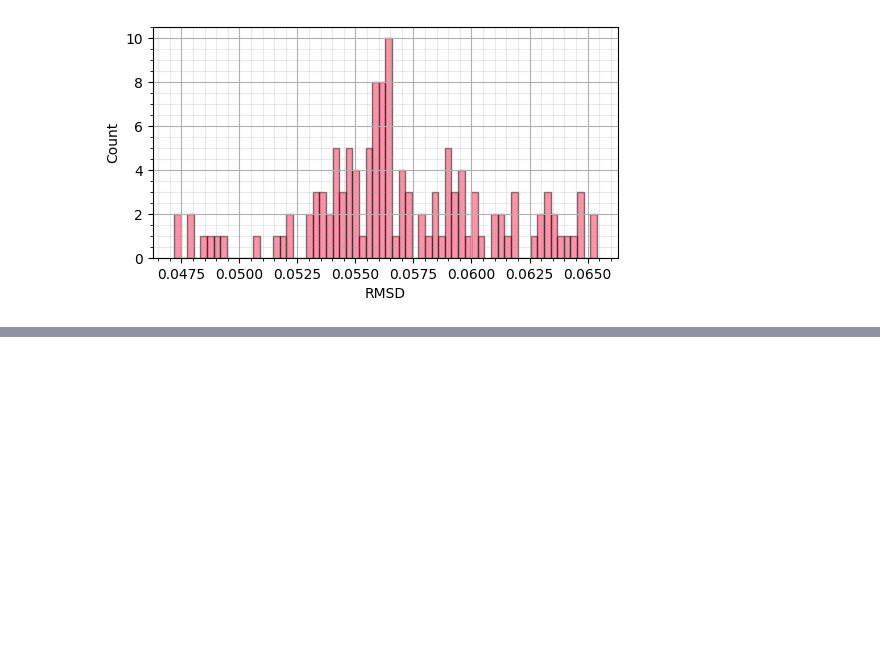
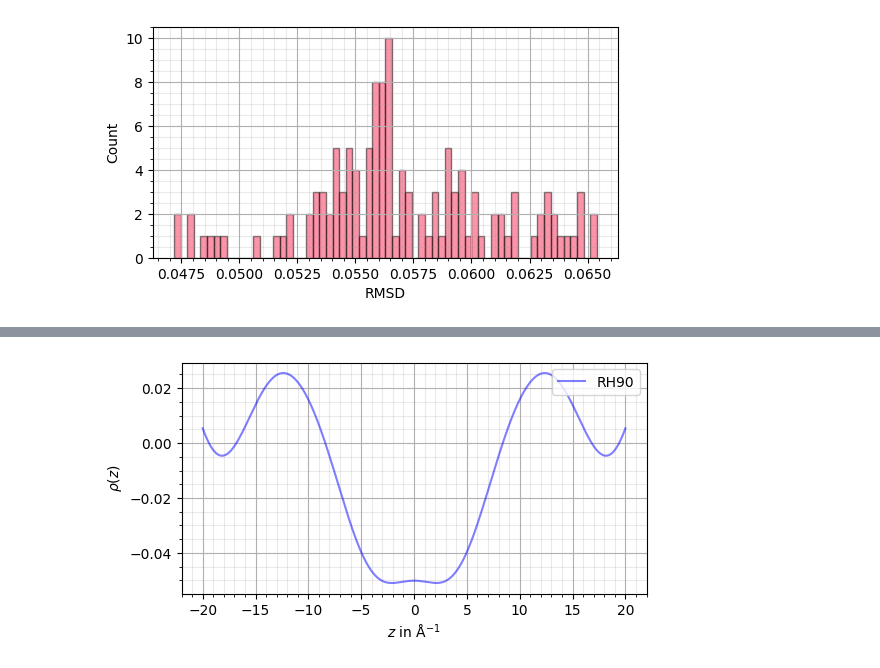
Before and after one commit to CVC97/ALC-24-25, a Jupyter notebook: BK.SLM_study_liquid_membranes/bk.slm_data_analysis.ipynb, the cells around one changed output, grey strips where cells are left out. Drawn from its saved outputs; the diff is of its cells as text; code cells hidden in the pictures; blank space fills up the shorter version.

Commit message:
BK.SLM: electron density profile done, looking good.

```diff
--- a/BK.SLM_study_liquid_membranes/bk.slm_data_analysis.ipynb
+++ b/BK.SLM_study_liquid_membranes/bk.slm_data_analysis.ipynb
@@ -542,0 +617,43 @@ plt.show()
+# %%
+# +++++ e-DENSITY DETERMINATION +++++
+
+# reconstruct the function for the electron density for a given RH and phases
+def get_rho_continuous(RH_key, phases):
+    D = RH_data_dict[RH_key]["D"]                                                   # period D for current RH
+    abs_F_q_z_n_normalized = RH_data_dict[key]["abs_F_q_z_n_normalized"]            # form factor amplitudes
+    # electron density function
+    def rho_continuous(z):
+        rho_sum = 0
+        # iterate through the discrete form factor amplitudes
+        for i in range(max_n):
+            # values for plotting
+            q_z_n = 2*np.pi/D * (i+1)                                                   # q_z_n from period length
+            rho_sum += abs_F_q_z_n_normalized[i]*phases[i] * np.cos(q_z_n * z)
+        return 2/D*rho_sum
+    return rho_continuous
+
+
+# electron density
+z_array = np.linspace(-20, 20, 1000)
+rho_func = get_rho_continuous("RH90", rmsd_list_sorted[1]["phase_factors"])
+rho_array = np.array([rho_func(z) for z in z_array])
+
+
+fig, ax = plt.subplots(figsize=(6,3))
+ax.set_xlabel(r'$z$ in $\mathrm{\AA}^{-1}$')              # \mathrm{\AA} wird im notebook angezeigt aber nicht im pgf plot!! dazu durch \si{\AA} in der .pgf ersetzen!!
+ax.set_ylabel(r'$\rho(z)$')
+ax.grid()
+ax.grid(which='minor', color = '#999999', alpha = 0.2, linestyle = '-')
+ax.minorticks_on()
+
+ax.plot(z_array, rho_array, color = "blue", alpha = 0.5, label = f"RH90")
+
+ax.legend()
+ax.legend(loc="upper right")
+
+plt.savefig('BK.SLM_visualizations/electron_density.pdf', facecolor = 'white', bbox_inches='tight')
+plt.savefig('BK.SLM_visualizations/electron_density.pgf', facecolor = 'white', bbox_inches='tight')
+
+plt.show()
+# %% [output]
+[figure, added]
```
Also changed, not shown: parts of 5 cells of this notebook, 15 other files.
